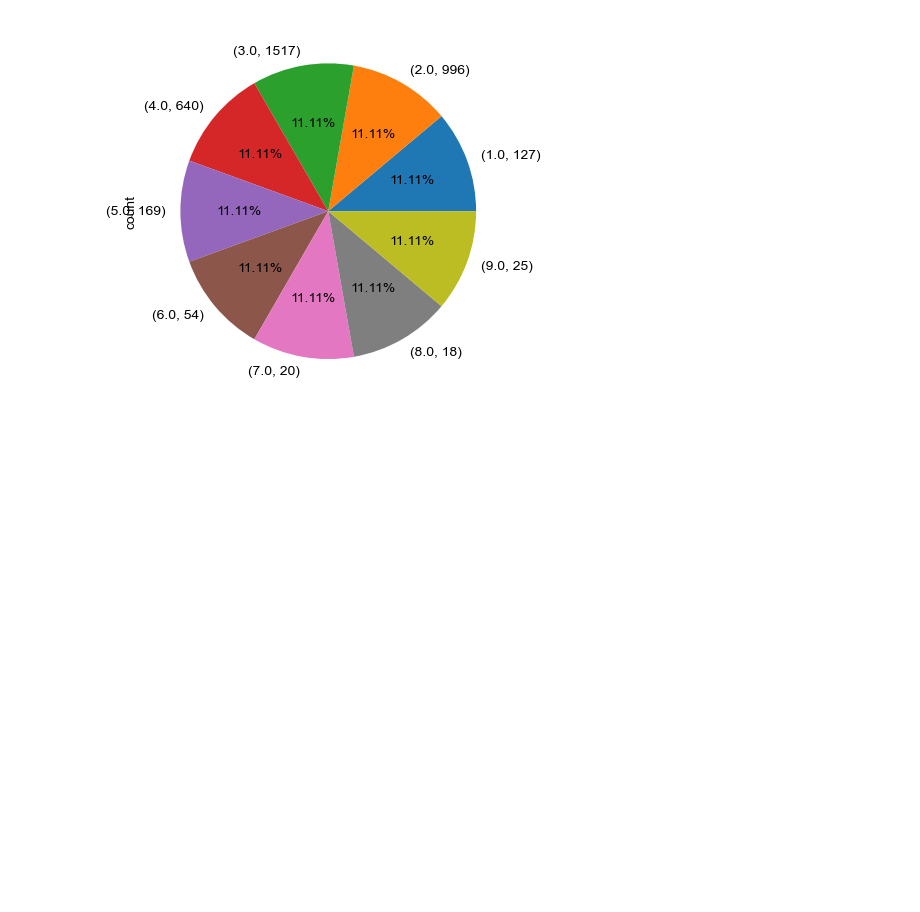
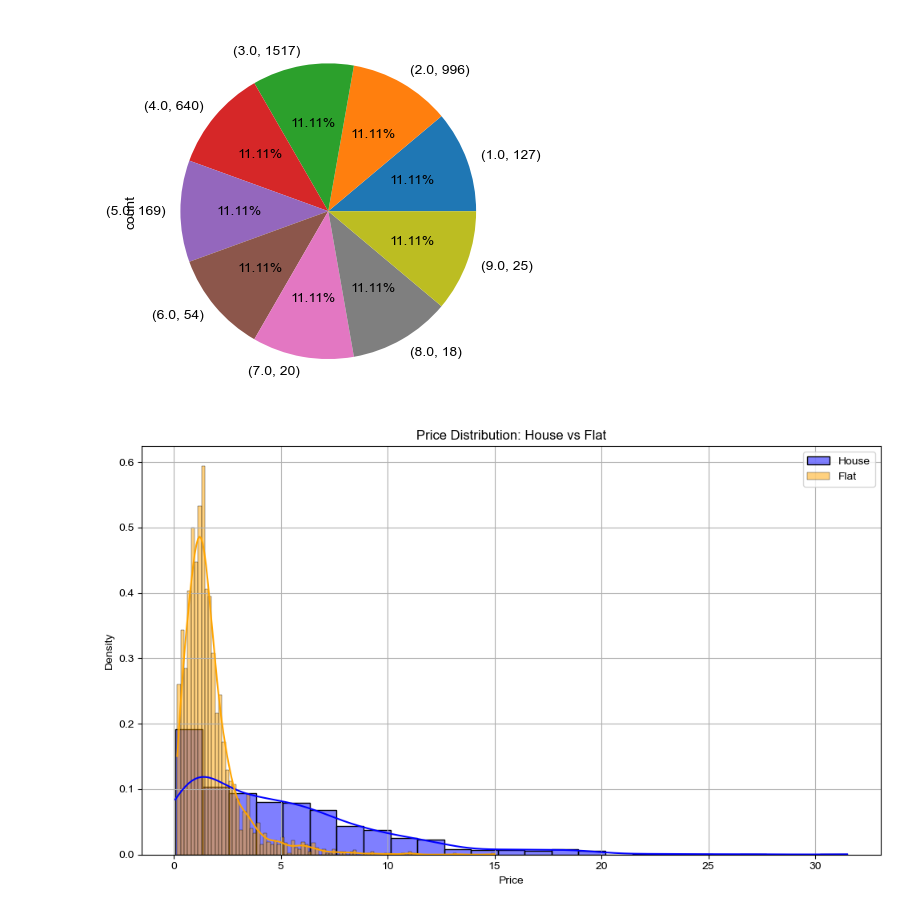
Before and after one commit to faheem-afk/Gurgaon-Real-Estate-, a Jupyter notebook: notebooks/Analytics.ipynb, the cells around one changed output. Drawn from its saved outputs; the diff is of its cells as text; code cells hidden in the pictures; blank space fills up the shorter version.

```diff
--- a/notebooks/Analytics.ipynb
+++ b/notebooks/Analytics.ipynb
@@ -261,3 +261,24 @@ pie_df.value_counts().plot(kind='pie', autopct='%0.02f%%')
 # %% [output]
 <Axes: ylabel='count'>
 [figure]
+# %%
+import seaborn as sns
+import matplotlib.pyplot as plt
+
+plt.figure(figsize=(10, 6))
+
+# House price distribution
+sns.histplot(data=df[df['property_type'] == 'house'], x='price', color='blue', label='House', kde=True, stat='density', alpha=0.5)
+
+# Flat price distribution
+sns.histplot(data=df[df['property_type'] == 'flat'], x='price', color='orange', label='Flat', kde=True, stat='density', alpha=0.5)
+
+plt.title('Price Distribution: House vs Flat')
+plt.xlabel('Price')
+plt.ylabel('Density')
+plt.legend()
+plt.grid(True)
+plt.tight_layout()
+plt.show()
+# %% [output]
+[figure, added]
```
Also changed, not shown: 2 other files.
